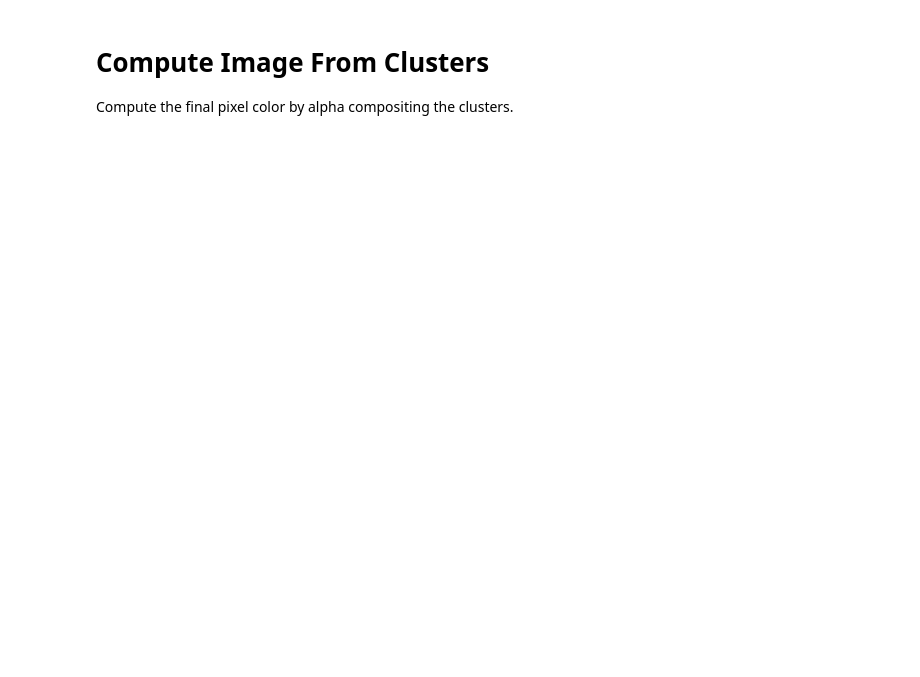
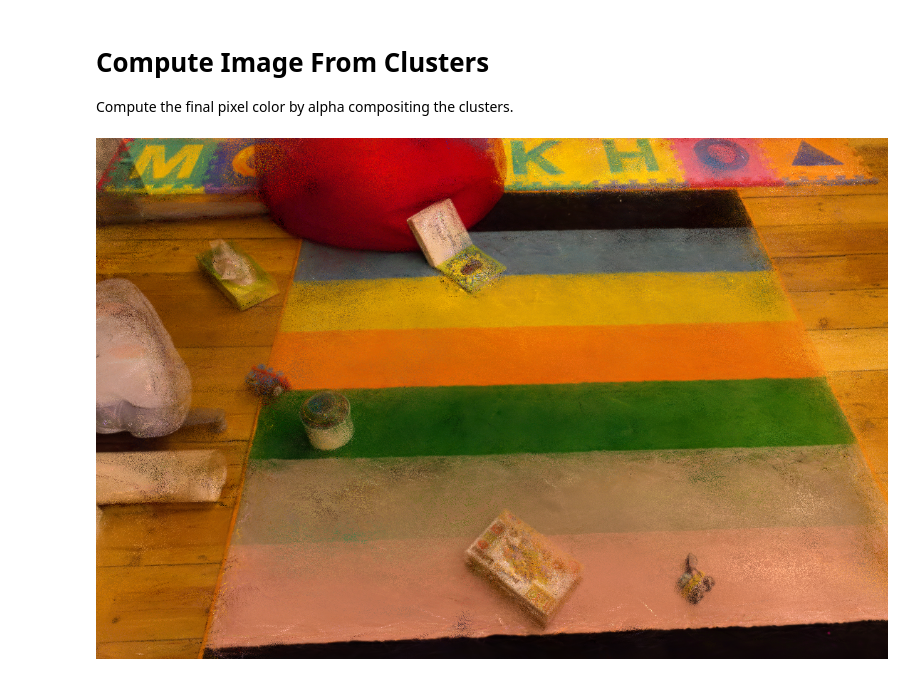
Before and after one commit to PLSE-Splats/clustering-exploration, a Jupyter notebook: src/clustering_exploration/algorithm_explorer.ipynb, the cells around one changed output. Saved outputs shown, nothing was run; the diff lists cells and outputs as text; code cells hidden in the pictures; blank space fills up the shorter version.

Commit message:
Random init doesn't work too well

```diff
--- a/src/clustering_exploration/algorithm_explorer.ipynb
+++ b/src/clustering_exploration/algorithm_explorer.ipynb
@@ -19,7 +19,7 @@ Pick one using the index:
 3. Epsilon Clustering: Cluster splats that are within an epsilon distance of each other.
 4. Equal-sized Bins
 # %%
-ALGORITHM_INDEX = 1
+ALGORITHM_INDEX = 5
 
 # Common values.
 CLUSTERS = 12
@@ -35,6 +35,7 @@ from clustering_exploration.algorithms.sequential_k_means import SequentialKMean
 from clustering_exploration.algorithms.k_means import KMeansAlgorithm
 from clustering_exploration.algorithms.epsilon import EpsilonAlgorithm
 from clustering_exploration.algorithms.binned import BinnedAlgorithm
+from clustering_exploration.algorithms.sequential_k_means_random_init import SequentialKMeansRandomInitAlgorithm
 
 def algorithm_selector(index: int) -> AlgorithmBase:
     """Select an algorithm based on the index.
@@ -51,5 +52,7 @@ def algorithm_selector(index: int) -> AlgorithmBase:
             return EpsilonAlgorithm(splats, EPSILON)
         case 4:
             return BinnedAlgorithm(splats, CLUSTERS)
+        case 5:
+            return SequentialKMeansRandomInitAlgorithm(splats, CLUSTERS)
 # %%
 clustered_splats = algorithm_selector(ALGORITHM_INDEX).compute()
@@ -59,12 +76,15 @@ Compute the final pixel color by alpha compositing the clusters.
 # %%
 from clustering_exploration.utils.image_handler import compute_image_from_clusters
 
 # Select an output name based on algorithm.
 output_file_name = [
     f"sequential_k_means_clustering_k_{CLUSTERS}",
     f"k_means_clustering_k_{CLUSTERS}",
     f"epsilon_clustering_{EPSILON}",
     "binned_clustering",
+    f"sequential_k_means_clustering_random_init_k_{CLUSTERS}"
 ][ALGORITHM_INDEX - 1]
 
 display(compute_image_from_clusters(clustered_splats, output_file_name))
+# %% [output]
+[figure, added]
```
Also changed, not shown: parts of 1 cell of this notebook, 1 other file.
